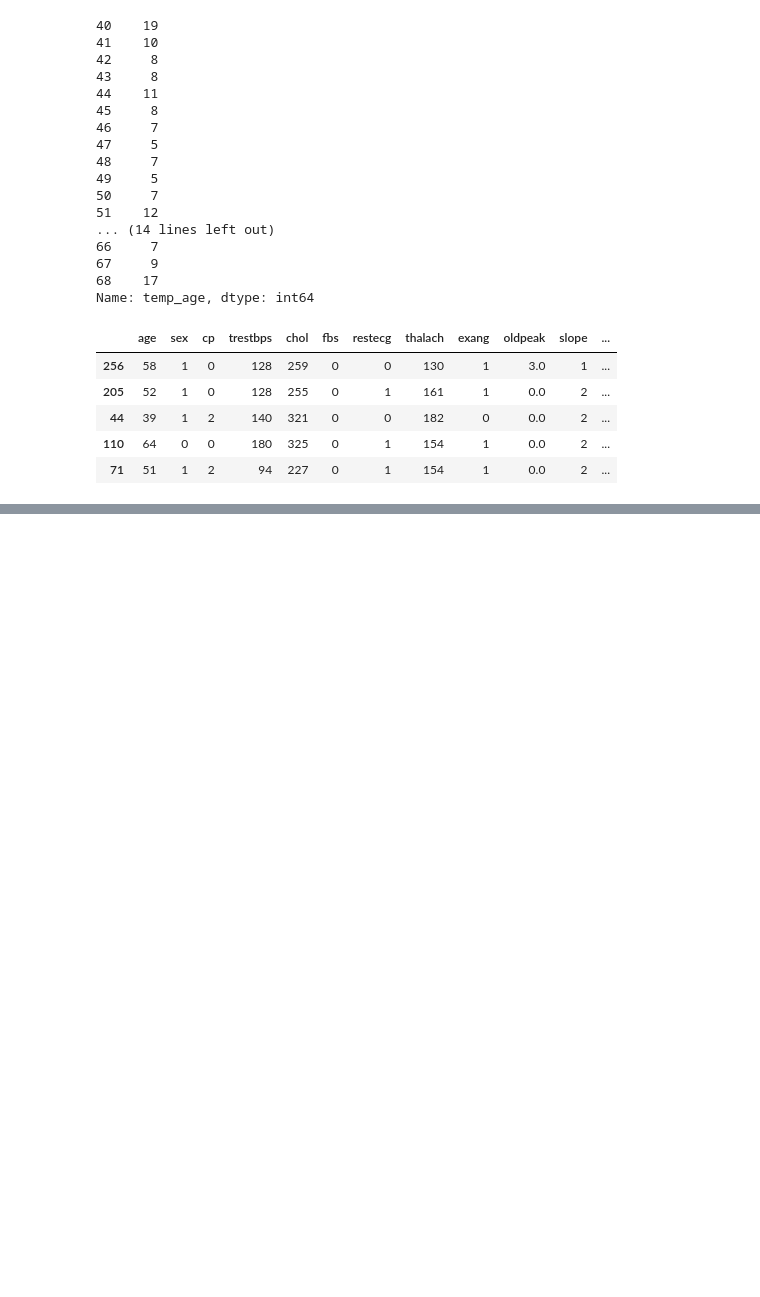
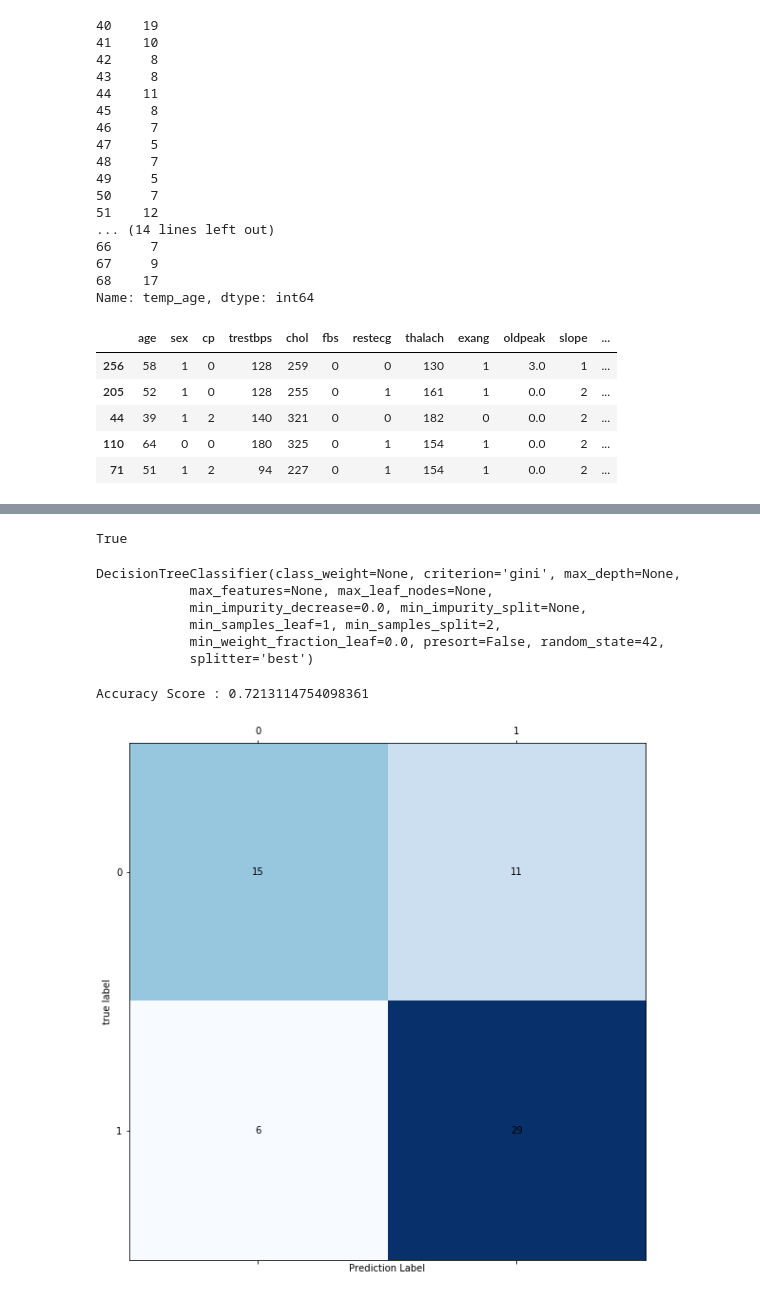
Before and after one commit to MusaTamzid05/ThesisModels, a Jupyter notebook: heat-attack-prediction/Prototype-4(Data_Spliting).ipynb, the cells around one changed output, grey strips where cells are left out. Drawn from its saved outputs; the diff is of its cells as text; code cells hidden in the pictures; blank space fills up the shorter version.

Commit message:
Finally we have a result.

```diff
--- a/heat-attack-prediction/Prototype-4(Data_Spliting).ipynb
+++ b/heat-attack-prediction/Prototype-4(Data_Spliting).ipynb
@@ -150,0 +158,58 @@ strat_train_set.head()
+# %%
+strat_test_X = strat_test_set.drop("target" , axis = 1)
+strat_test_y = strat_test_set["target"]
+
+len(strat_test_X) == len(strat_test_y)
+# %% [output]
+True
+# %%
+from sklearn.preprocessing import StandardScaler
+
+std_scale = StandardScaler().fit(strat_train_X)
+strat_train_X_std  = std_scale.transform(strat_train_X)
+strat_test_X_std = std_scale.transform(strat_test_X)
+# %%
+from sklearn.tree import DecisionTreeClassifier
+
+des_classifier = DecisionTreeClassifier(random_state = 42)
+des_classifier.fit(strat_train_X_std , strat_train_y)
+# %% [output]
+DecisionTreeClassifier(class_weight=None, criterion='gini', max_depth=None,
+            max_features=None, max_leaf_nodes=None,
+            min_impurity_decrease=0.0, min_impurity_split=None,
+            min_samples_leaf=1, min_samples_split=2,
+            min_weight_fraction_leaf=0.0, presort=False, random_state=42,
+            splitter='best')
+# %%
+predictions = des_classifier.predict(strat_test_X_std)
+# %%
+from sklearn.metrics import confusion_matrix
+from sklearn.metrics import accuracy_score
+
+def draw_confusion_matrix(y_test , predictions):
+    confmat = confusion_matrix(y_true = y_test , y_pred = predictions)
+
+    fig , ax = plt.subplots(figsize = (12 , 10))
+    ax.matshow(confmat , cmap = plt.cm.Blues)
+
+    for i in range(confmat.shape[0]):
+        for j in range(confmat.shape[1]):
+            ax.text( x = j , y = i , s  = confmat[i , j] , va = "center" , ha = "center")
+
+    plt.xlabel("Prediction Label")
+    plt.ylabel("true label")
+    plt.show()
+
+
+def show_classifier_result(cls , X_test , y_test):
+
+    predictions = cls.predict(X_test)
+    score = accuracy_score(predictions , y_test)
+
+    print("Accuracy Score : {}".format(score))
+    draw_confusion_matrix(y_test , predictions)
+# %%
+show_classifier_result(des_classifier , strat_test_X_std , strat_test_y)
+# %% [output]
+Accuracy Score : 0.7213114754098361
+[figure, added]
```
Also changed, not shown: parts of 8 cells of this notebook.
